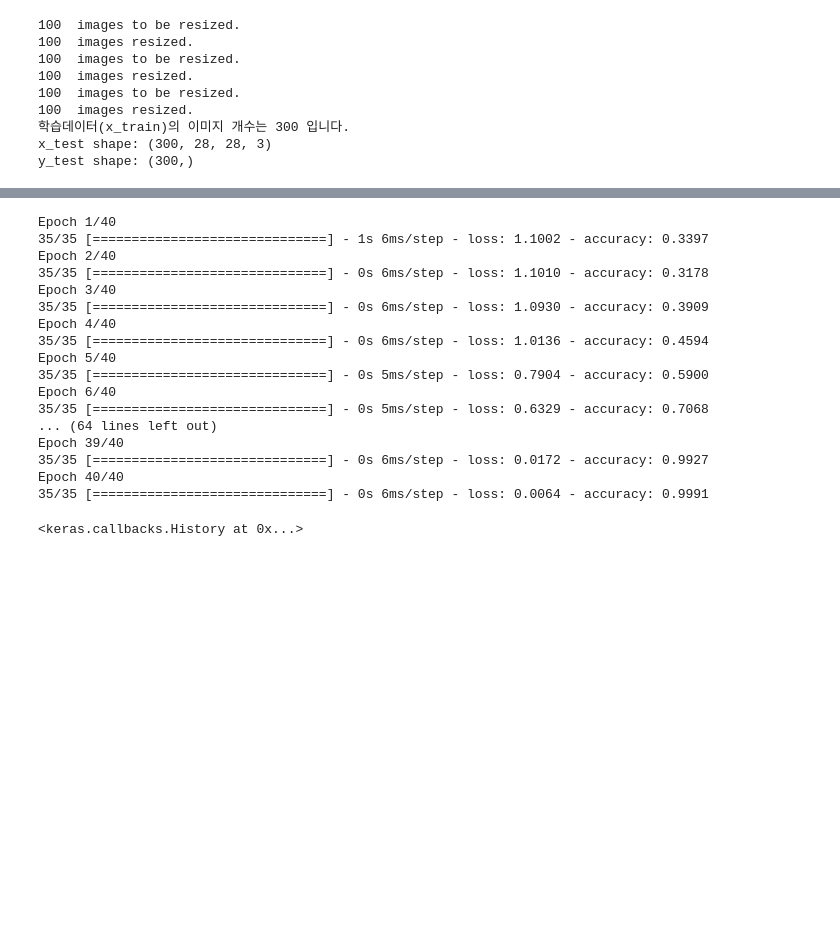
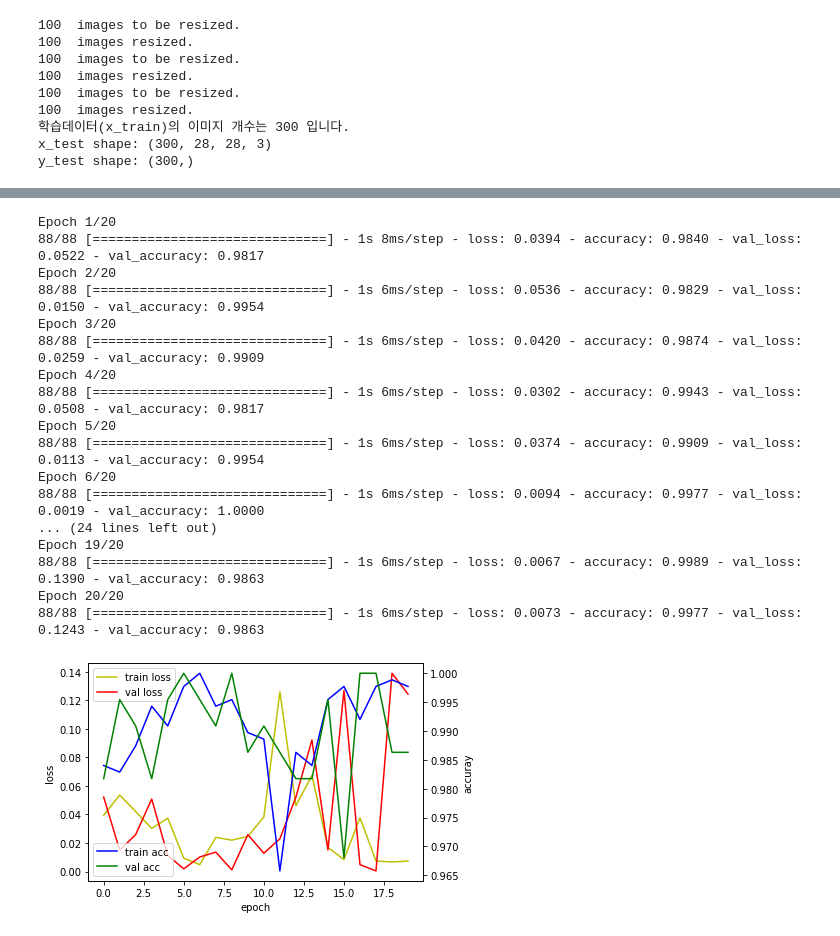
Before and after one commit to jangddu/first-repository, a Jupyter notebook: Project_Assignment/[12th_CV_basic02].ipynb, the cells around one changed output, grey strips where cells are left out. Cells and saved outputs as stored; diff of their text form; code cells hidden in the pictures; blank space fills up the shorter version.

```diff
--- a/Project_Assignment/[12th_CV_basic02].ipynb
+++ b/Project_Assignment/[12th_CV_basic02].ipynb
@@ -484,16 +552,17 @@ test_accuracy: 0.5833333134651184
 n_channel_1=64
 n_channel_2=32
 n_channel_3=32
+n_channel_4=32
 n_dense=128
 
 model=keras.models.Sequential()
-model.add(keras.layers.Conv2D(n_channel_1, (3,3), activation='relu', input_shape=(28,28,3)))
-model.add(keras.layers.Conv2D(n_channel_1, (3,3), activation='relu', input_shape=(28,28,3)))
+model.add(keras.layers.Conv2D(n_channel_1, (2,2), activation='relu', input_shape=(28,28,3)))
+model.add(keras.layers.Conv2D(n_channel_1, (2,2), activation='relu', input_shape=(28,28,3)))
 model.add(keras.layers.MaxPool2D(2,2))
 model.add(keras.layers.Dropout(0.25))
 
-model.add(keras.layers.Conv2D(n_channel_2, (3,3), activation='relu',padding='same'))
-model.add(keras.layers.Conv2D(n_channel_2, (3,3), activation='relu', padding='same'))
+model.add(keras.layers.Conv2D(n_channel_2, (2,2), activation='relu', padding='same'))
+model.add(keras.layers.Conv2D(n_channel_2, (2,2), activation='relu', padding='same'))
 model.add(keras.layers.MaxPooling2D((2,2)))
 model.add(keras.layers.Dropout(0.25))
 
@@ -532,26 +601,50 @@ model.compile(optimizer='adam',
              metrics=['accuracy'])
 
 # 모델 훈련
-model.fit(x_train_norm, y_train, epochs=40)
+hist = model.fit(X_train, y_train, epochs=20, batch_size = 10, validation_data=(X_val, y_val))
 # %% [output]
-Epoch 1/40
-35/35 [==============================] - 1s 6ms/step - loss: 1.1002 - accuracy: 0.3397
-Epoch 2/40
-35/35 [==============================] - 0s 6ms/step - loss: 1.1010 - accuracy: 0.3178
-Epoch 3/40
-35/35 [==============================] - 0s 6ms/step - loss: 1.0930 - accuracy: 0.3909
-Epoch 4/40
-35/35 [==============================] - 0s 6ms/step - loss: 1.0136 - accuracy: 0.4594
-Epoch 5/40
-35/35 [==============================] - 0s 5ms/step - loss: 0.7904 - accuracy: 0.5900
-Epoch 6/40
-35/35 [==============================] - 0s 5ms/step - loss: 0.6329 - accuracy: 0.7068
-... (64 lines left out)
-Epoch 39/40
-35/35 [==============================] - 0s 6ms/step - loss: 0.0172 - accuracy: 0.9927
-Epoch 40/40
-35/35 [==============================] - 0s 6ms/step - loss: 0.0064 - accuracy: 0.9991
+Epoch 1/20
+88/88 [==============================] - 1s 8ms/step - loss: 0.0394 - accuracy: 0.9840 - val_loss: 0.0522 - val_accuracy: 0.9817
+Epoch 2/20
+88/88 [==============================] - 1s 6ms/step - loss: 0.0536 - accuracy: 0.9829 - val_loss: 0.0150 - val_accuracy: 0.9954
+Epoch 3/20
+88/88 [==============================] - 1s 6ms/step - loss: 0.0420 - accuracy: 0.9874 - val_loss: 0.0259 - val_accuracy: 0.9909
+Epoch 4/20
+88/88 [==============================] - 1s 6ms/step - loss: 0.0302 - accuracy: 0.9943 - val_loss: 0.0508 - val_accuracy: 0.9817
+Epoch 5/20
+88/88 [==============================] - 1s 6ms/step - loss: 0.0374 - accuracy: 0.9909 - val_loss: 0.0113 - val_accuracy: 0.9954
+Epoch 6/20
+88/88 [==============================] - 1s 6ms/step - loss: 0.0094 - accuracy: 0.9977 - val_loss: 0.0019 - val_accuracy: 1.0000
+... (24 lines left out)
+Epoch 19/20
+88/88 [==============================] - 1s 6ms/step - loss: 0.0067 - accuracy: 0.9989 - val_loss: 0.1390 - val_accuracy: 0.9863
+Epoch 20/20
+88/88 [==============================] - 1s 6ms/step - loss: 0.0073 - accuracy: 0.9977 - val_loss: 0.1243 - val_accuracy: 0.9863
-<keras.callbacks.History at 0x...>
+# %%
+# 학습 결과 시각화
+%matplotlib inline
+import matplotlib.pyplot as plt
+
+fig, loss_ax = plt.subplots()
+
+acc_ax = loss_ax.twinx()
+
+loss_ax.plot(hist.history['loss'], 'y', label='train loss')
+loss_ax.plot(hist.history['val_loss'], 'r', label='val loss')
+
+acc_ax.plot(hist.history['accuracy'], 'b', label='train acc')
+acc_ax.plot(hist.history['val_accuracy'], 'g', label='val acc')
+
+loss_ax.set_xlabel('epoch')
+loss_ax.set_ylabel('loss')
+acc_ax.set_ylabel('accuray')
+
+loss_ax.legend(loc='upper left')
+acc_ax.legend(loc='lower left')
+
+plt.show()
+# %% [output]
+[figure, added]
 # %%
 # 모델 평가
 test_loss, test_accuracy = model.evaluate(x_test, y_test, verbose=2)
```
Also changed, not shown: parts of 63 cells of this notebook.
